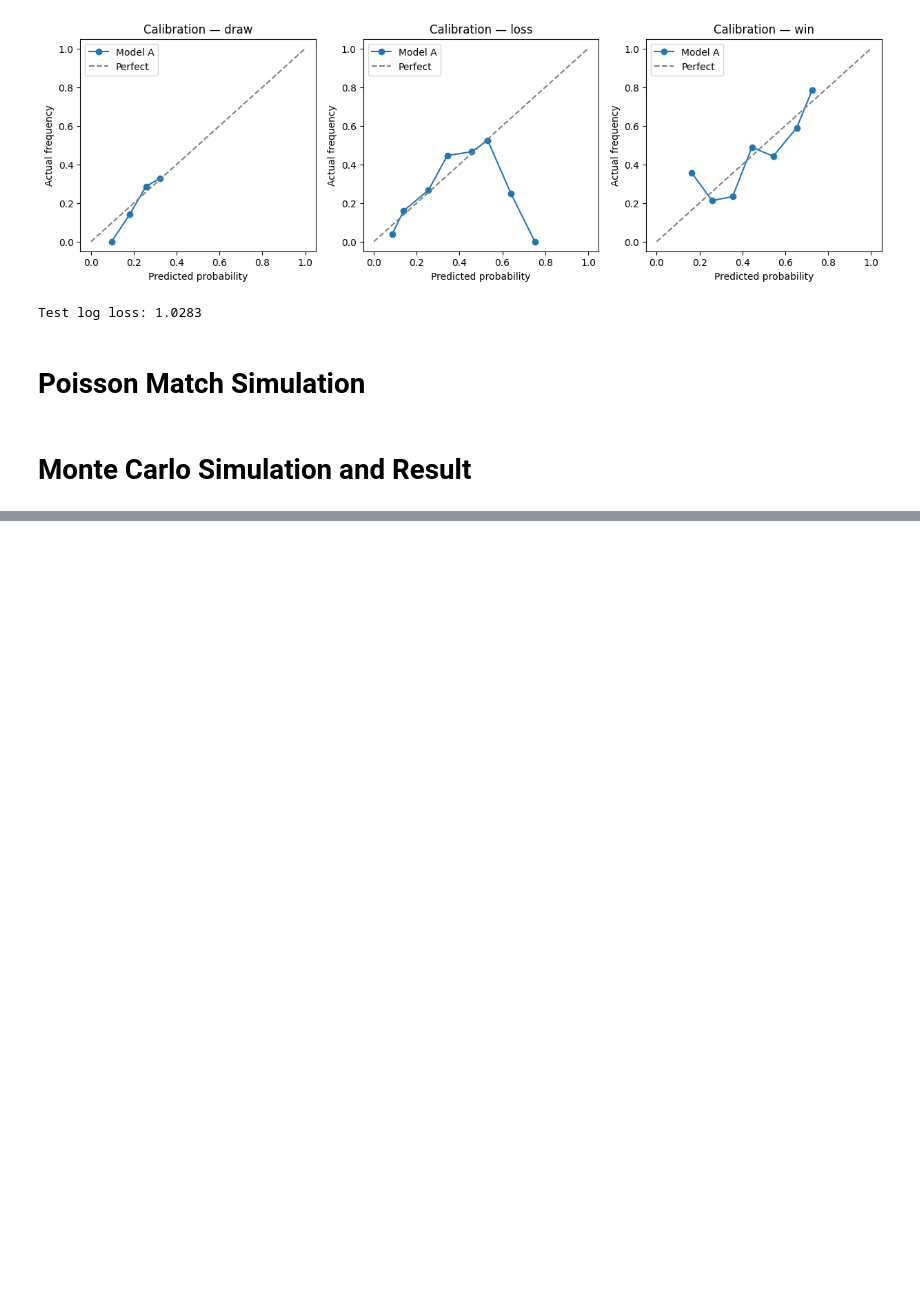
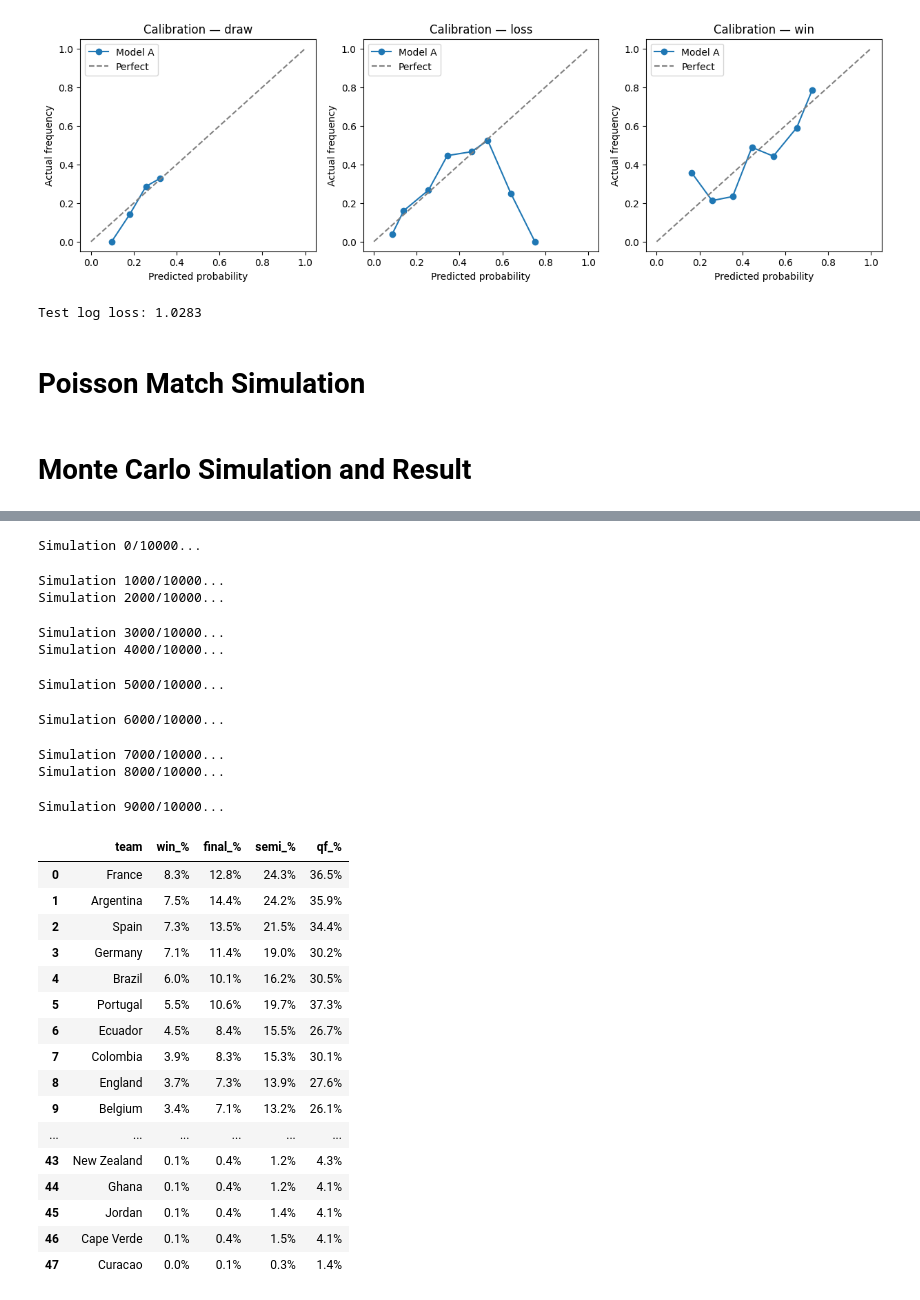
Before and after one commit to Ash7119/2026-FIFA-World-Cup-Winner, a Jupyter notebook: 2026WC.ipynb, the cells around one changed output, grey strips where cells are left out. Cells and saved outputs as stored; diff of their text form; code cells hidden in the pictures; blank space fills up the shorter version.

```diff
--- a/2026WC.ipynb
+++ b/2026WC.ipynb
@@ -655,0 +806,16 @@ def simulate_match(home_team, away_team, feature_row, model_b_home, model_b_away
+# %%
+THIRD_PLACE_SLOT_MAP = {
+    74:  'Group A/B/C/D/F 3rd Place',
+    77:  'Group C/D/F/G/H 3rd Place',
+    79:  'Group C/E/F/H/I 3rd Place',
+    80:  'Group E/H/I/J/K 3rd Place',
+    81:  'Group B/E/F/I/J 3rd Place',
+    82:  'Group A/E/H/I/J 3rd Place',
+    85:  'Group E/F/G/I/J 3rd Place',
+    87:  'Group D/E/I/J/L 3rd Place',
+}
+
+def select_best_third(third_place_teams):
+    df = pd.DataFrame(third_place_teams)
+    df = df.sort_values(['pts', 'gd', 'gf'], ascending=False).reset_index(drop=True)
+    return df.head(8)['team'].tolist()
@@ -655,0 +937,57 @@ def simulate_match(home_team, away_team, feature_row, model_b_home, model_b_away
+# %%
+np.random.seed(42)
+
+N_SIMS  = 10_000
+records = []
+
+for i in range(N_SIMS):
+    if i % 1000 == 0:
+        print(f"Simulation {i}/{N_SIMS}...")
+    records.append(run_tournament())
+
+champions = Counter(r['champion']   for r in records)
+finalists = Counter(r['finalist_a'] for r in records) + Counter(r['finalist_b'] for r in records)
+semifinal = Counter(t for r in records for t in r['semis'])
+quarter   = Counter(t for r in records for t in r['quarters'])
+
+results_table = pd.DataFrame({'team': list(elo_lookup.keys())})
+results_table['win_%'] = results_table['team'].map(champions)  / N_SIMS * 100
+results_table['final_%'] = results_table['team'].map(finalists)  / N_SIMS * 100
+results_table['semi_%'] = results_table['team'].map(semifinal)  / N_SIMS * 100
+results_table['qf_%'] = results_table['team'].map(quarter)    / N_SIMS * 100
+results_table = results_table.fillna(0).sort_values('win_%', ascending=False).reset_index(drop=True)
+
+results_table.style.format({
+    'win_%':   '{:.1f}%',
+    'final_%': '{:.1f}%',
+    'semi_%':  '{:.1f}%',
+    'qf_%':    '{:.1f}%',
+}).background_gradient(subset=['win_%'], cmap='Greens')
+# %% [output]
+Simulation 0/10000...
+Simulation 1000/10000...
+Simulation 2000/10000...
+Simulation 3000/10000...
+Simulation 4000/10000...
+Simulation 5000/10000...
+Simulation 6000/10000...
+Simulation 7000/10000...
+Simulation 8000/10000...
+Simulation 9000/10000...
+|  | team | win_% | final_% | semi_% | qf_% |
+| 0 | France | 8.3% | 12.8% | 24.3% | 36.5% |
+| 1 | Argentina | 7.5% | 14.4% | 24.2% | 35.9% |
+| 2 | Spain | 7.3% | 13.5% | 21.5% | 34.4% |
+| 3 | Germany | 7.1% | 11.4% | 19.0% | 30.2% |
+| 4 | Brazil | 6.0% | 10.1% | 16.2% | 30.5% |
+| 5 | Portugal | 5.5% | 10.6% | 19.7% | 37.3% |
+| 6 | Ecuador | 4.5% | 8.4% | 15.5% | 26.7% |
+| 7 | Colombia | 3.9% | 8.3% | 15.3% | 30.1% |
+| 8 | England | 3.7% | 7.3% | 13.9% | 27.6% |
+| 9 | Belgium | 3.4% | 7.1% | 13.2% | 26.1% |
+| ... | ... | ... | ... | ... | ... |
+| 43 | New Zealand | 0.1% | 0.4% | 1.2% | 4.3% |
+| 44 | Ghana | 0.1% | 0.4% | 1.2% | 4.1% |
+| 45 | Jordan | 0.1% | 0.4% | 1.4% | 4.1% |
+| 46 | Cape Verde | 0.1% | 0.4% | 1.5% | 4.1% |
+| 47 | Curacao | 0.0% | 0.1% | 0.3% | 1.4% |
```
Also changed, not shown: parts of 10 cells of this notebook.
